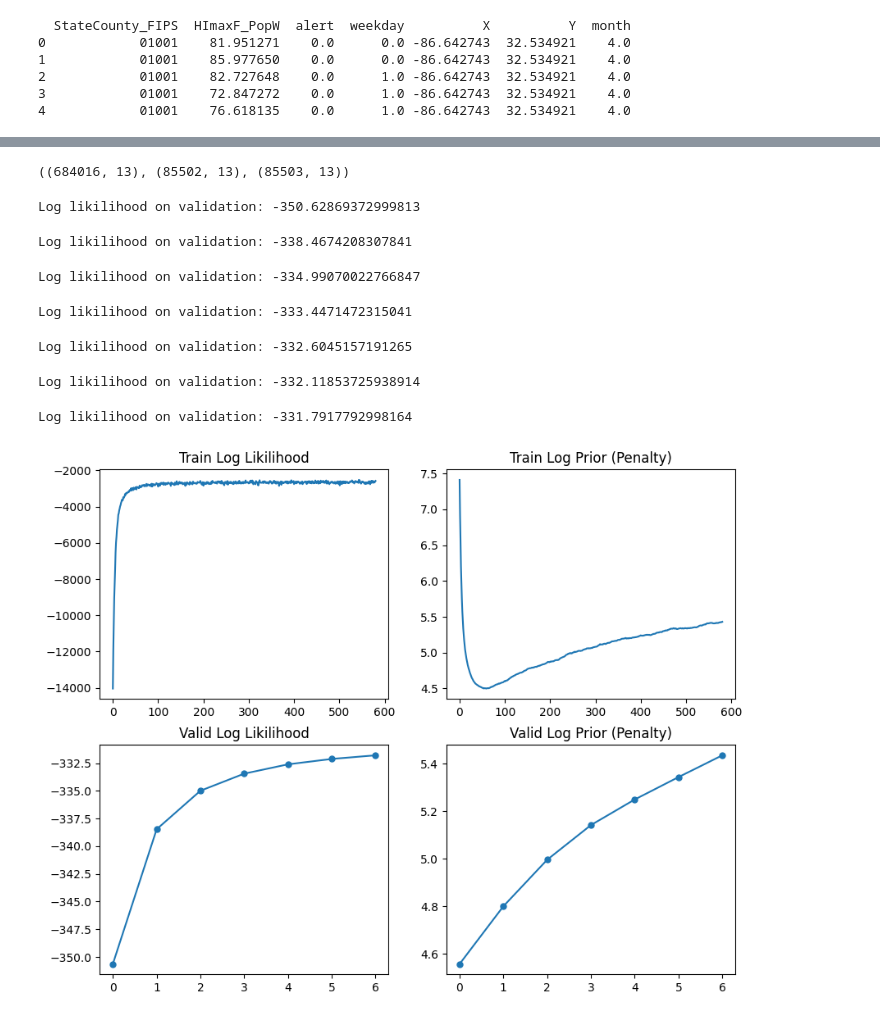
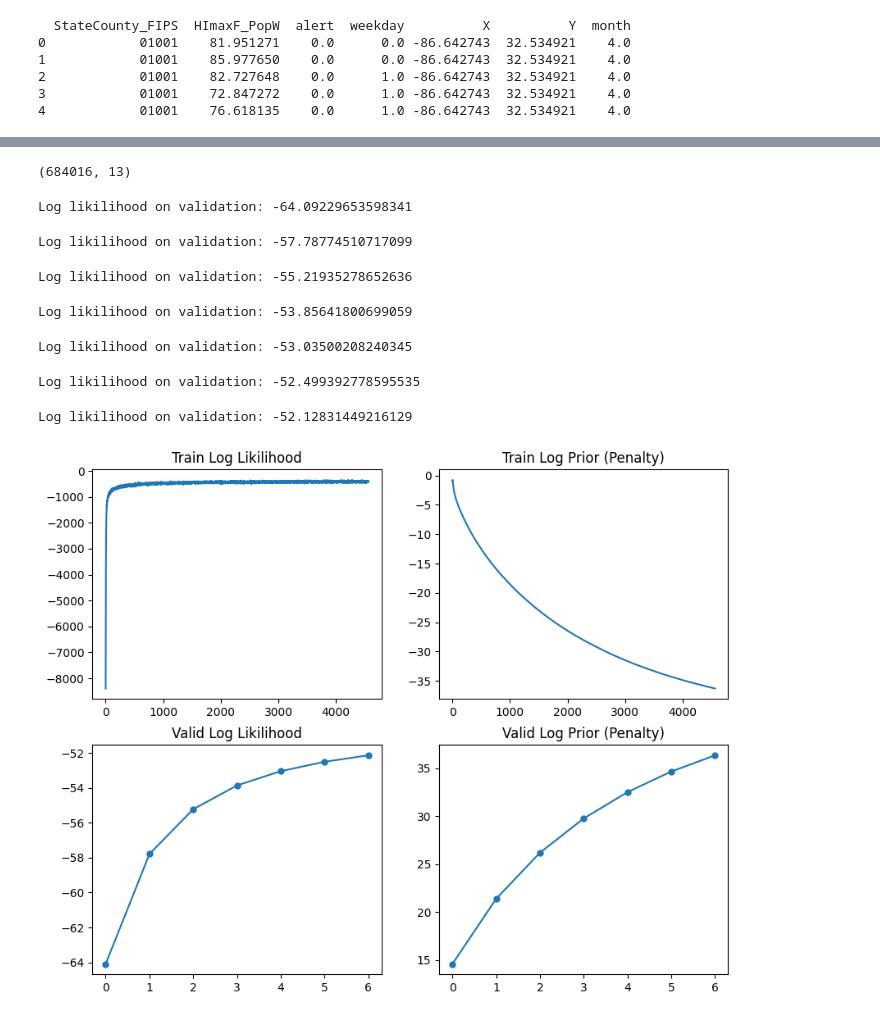
Before and after one commit to Lyric98/probML6701, a Jupyter notebook: hw1/hw1.ipynb, the cells around one changed output, grey strips where cells are left out. Cells and saved outputs as stored; diff of their text form; code cells hidden in the pictures.

```diff
--- a/hw1/hw1.ipynb
+++ b/hw1/hw1.ipynb
@@ -137,12 +141,9 @@ def split(df):
     set_seed()
     df = df.sample(frac=1)
     n = len(df)
-    n_tr = int(n * 0.8)
-    n_va = int(n * 0.1)
+    n_train, n_valid = int(n * 0.8), int(n * 0.1)
 
-    train = df.iloc[: n_tr]
-    valid = df.iloc[n_tr : n_tr + n_va]
-    test = df.iloc[n_tr + n_va: ]
+    train, valid, test = df.values[: n_train], df.values[n_train : n_train + n_valid], df.values[-(n_train + n_valid): ]
 
     return train, valid, test
 
@@ -150,30 +167,34 @@ train, valid, test = split(data)
 # %%
-train.shape, valid.shape, test.shape
+train.shape
 # %% [output]
-((684016, 13), (85502, 13), (85503, 13))
+(684016, 13)
 # %%
 args = dict(
     batchsize = 8192,
-    lamb = 0.5, # prior variance
+    lamb = np.sqrt(2), # prior variance
     n_epochs = 7,
     lr = 1e-4,
     verbose=True,
 )
 
-def train_epoch(epoch, loader, model, optimizer, eval_dict, args):
+def train_one_epoch(epoch, loader, coefficients, optimizer, metrics, args):
     lamb = args["lamb"]
-    for batch in tqdm(loader, desc=f"Train {epoch}", disable=not args["verbose"]):
+    for batch in tqdm(loader, desc=f"Training Epoch {epoch}", disable=not args["verbose"]):
         X, y = batch[:, :-1].float(), batch[:, -1].long()
-        logits = X @ model
-        reg = 0.5 * lamb * (model**2).sum()
+        logits = X @ coefficients
+        # Gaussian penalty
+        penalty = - 0.5 * (1/lamb**2) * (coefficients**2).sum()
         # log likelihood
         LL = torch.sum(y * logits.sigmoid().log() + (1-y) * (-logits).sigmoid().log())
-        (- reg - LL).backward()
+
+        loss = - penalty - LL
+        loss.backward()
+
         optimizer.step()
         optimizer.zero_grad()
-        eval_dict["LL"].append(LL.item())
-        eval_dict["penalty"].append(reg.item())
-    return eval_dict
+        metrics["LL"].append(LL.item())
+        metrics["penalty"].append(penalty.item())
+    return metrics
 
 def eval_epoch(epoch, loader, model, prefix="Valid", args=None):
     lamb = args["lamb"]
@@ -181,61 +202,59 @@ def eval_epoch(epoch, loader, model, prefix="Valid", args=None):
     for batch in tqdm(loader, desc=f"{prefix} {epoch}", disable=not args["verbose"]):
         X, y = batch[:, :-1].float(), batch[:, -1].long()
         logits = X @ model
-        reg = 0.5 * lamb * (model**2).sum()
+        reg = 0.5 * (1/lamb**2) * (model**2).sum()
         LL = torch.sum(y * logits.sigmoid().log() + (1-y) * (-logits).sigmoid().log())
         res["LL"].append(LL.item())
         res["penalty"].append(reg.item())
     return res
 
 def BayesLogistic(data, args):
-    batchsize, n_epochs, lamb, lr, n_feat = args["batchsize"], args["n_epochs"], args["lamb"], args["lr"], data.shape[1] - 1 # number of input features
 
     set_seed()
+    batchsize, n_epochs, lamb, lr, n_feat = args["batchsize"], args["n_epochs"], args["lamb"], args["lr"], data.shape[1] - 1 # number of input features
     train_loader = torch.utils.data.DataLoader(train, batch_size=batchsize, shuffle=True, drop_last=True)
     valid_loader = torch.utils.data.DataLoader(valid, batch_size=1024, drop_last=True)
 
     beta = nn.Parameter(torch.normal(mean=torch.zeros(n_feat), std=torch.ones(n_feat)/lamb))
     optimizer = torch.optim.SGD([beta], lr=lr)
 
     ## records
-    train_ll = {"LL":[], "penalty":[]}
-    valid_ll = {"LL":[], "penalty":[]}
-    best = {"LL": -np.inf, "epoch":0, "model":[beta]}
+    train_ll, valid_ll = {"LL":[], "penalty":[]}, {"LL":[], "penalty":[]}
+    opt = {"LL": -np.inf, "epoch":0, "model":[beta]}
     for epoch in range(n_epochs):
-        train_epoch(epoch, train_loader, beta, optimizer, train_ll, args)
+        train_one_epoch(epoch, train_loader, beta, optimizer, train_ll, args)
         res = eval_epoch(epoch, valid_loader, beta, "Valid", args)
         valid_ll["LL"].append(np.mean(res["LL"]))
         valid_ll["penalty"].append(np.mean(res["penalty"]))
-        LL = np.mean(res["LL"]) # + np.mean(res["penalty"])
+        LL = np.mean(res["LL"])
         if args["verbose"]:
             print(f"Log likilihood on validation: {LL}")
-        if LL > best["LL"]:
-            best["LL"] = np.mean(res["LL"]) + np.mean(res["penalty"])
-            best["epoch"] = epoch
-            best["model"] = copy.deepcopy(beta)
+        if LL > opt["LL"]:
+            opt["LL"] = np.mean(res["LL"]) + np.mean(res["penalty"])
+            opt["epoch"], opt["model"] = epoch, copy.deepcopy(beta)
 
     ## plot
     train_ll = pd.DataFrame(train_ll)
     valid_ll = pd.DataFrame(valid_ll)
     if args["verbose"]:
         fig, axes = plt.subplots(2,2, figsize=(10,8))
         axes = axes.flatten()
         _ = train_ll.LL.plot(title="Train Log Likilihood", ax=axes[0])
         _ = train_ll.penalty.plot(title="Train Log Prior (Penalty)", ax=axes[1])
 
         _ = valid_ll.LL.plot(title="Valid Log Likilihood", ax=axes[2], ms=5, style="-o")
         _ = valid_ll.penalty.plot(title="Valid Log Prior (Penalty)", ax=axes[3], ms=5, style="-o")
 
-    return valid_ll, best
+    return valid_ll, opt
 
-t, best = BayesLogistic(data, args)
+t, combination = BayesLogistic(data, args)
 # %% [output]
-Log likilihood on validation: -350.62869372999813
+Log likilihood on validation: -64.09229653598341
-Log likilihood on validation: -338.4674208307841
+Log likilihood on validation: -57.78774510717099
-Log likilihood on validation: -334.99070022766847
+Log likilihood on validation: -55.21935278652636
-Log likilihood on validation: -333.4471472315041
+Log likilihood on validation: -53.85641800699059
-Log likilihood on validation: -332.6045157191265
+Log likilihood on validation: -53.03500208240345
-Log likilihood on validation: -332.11853725938914
+Log likilihood on validation: -52.499392778595535
-Log likilihood on validation: -331.7917792998164
+Log likilihood on validation: -52.12831449216129
-[figure, old version]
+[figure, new version]
 # %%
```
Also changed, not shown: parts of 7 cells of this notebook, 1 other file.
